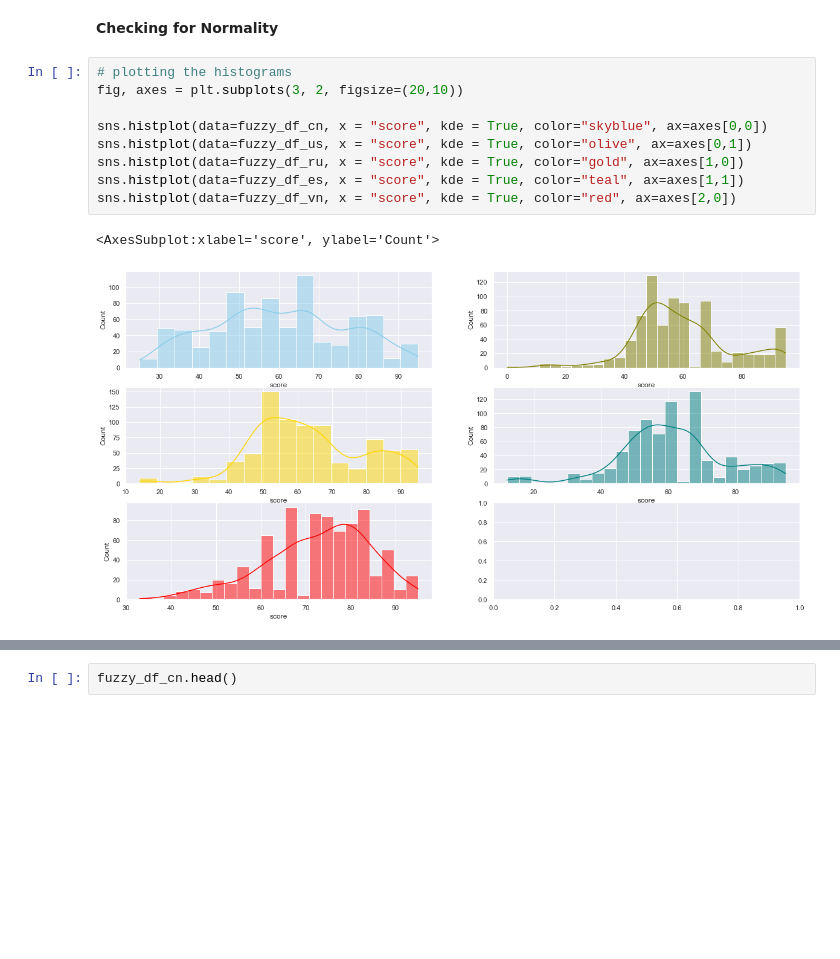
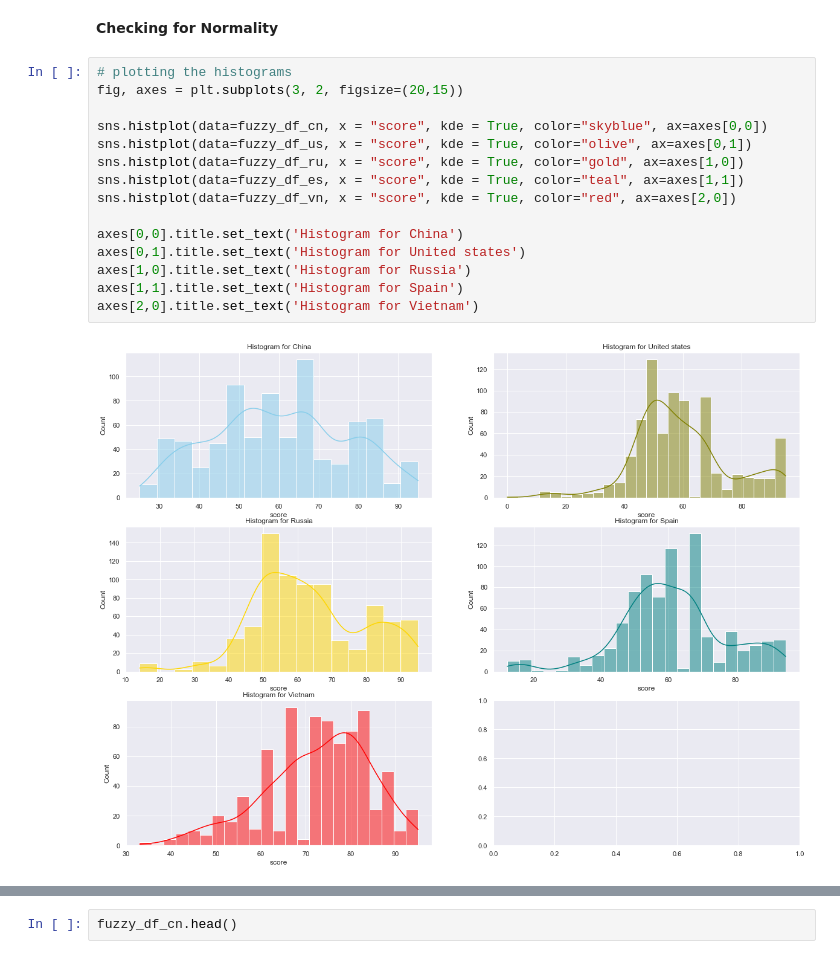
Before and after one commit to 98yangjames/Password-Analysis, a Jupyter notebook: Similarity Analysis/fuzzy.ipynb, the cells around one changed output, grey strips where cells are left out. Drawn from its saved outputs; the diff is of its cells as text; blank space fills up the shorter version.

```diff
--- a/Similarity Analysis/fuzzy.ipynb
+++ b/Similarity Analysis/fuzzy.ipynb
@@ -125,13 +128,18 @@ The dataset is idependent as all values are gathered for different countries and
 **Checking for Normality**
 # %%
 # plotting the histograms
-fig, axes = plt.subplots(3, 2, figsize=(20,10))
+fig, axes = plt.subplots(3, 2, figsize=(20,15))
 
 sns.histplot(data=fuzzy_df_cn, x = "score", kde = True, color="skyblue", ax=axes[0,0])
 sns.histplot(data=fuzzy_df_us, x = "score", kde = True, color="olive", ax=axes[0,1])
 sns.histplot(data=fuzzy_df_ru, x = "score", kde = True, color="gold", ax=axes[1,0])
 sns.histplot(data=fuzzy_df_es, x = "score", kde = True, color="teal", ax=axes[1,1])
 sns.histplot(data=fuzzy_df_vn, x = "score", kde = True, color="red", ax=axes[2,0])
+
+axes[0,0].title.set_text('Histogram for China')
+axes[0,1].title.set_text('Histogram for United states')
+axes[1,0].title.set_text('Histogram for Russia')
+axes[1,1].title.set_text('Histogram for Spain')
+axes[2,0].title.set_text('Histogram for Vietnam')
 # %% [output]
-<AxesSubplot:xlabel='score', ylabel='Count'>
-[figure, old version]
+[figure, new version]
```
Also changed, not shown: parts of 4 cells of this notebook.
